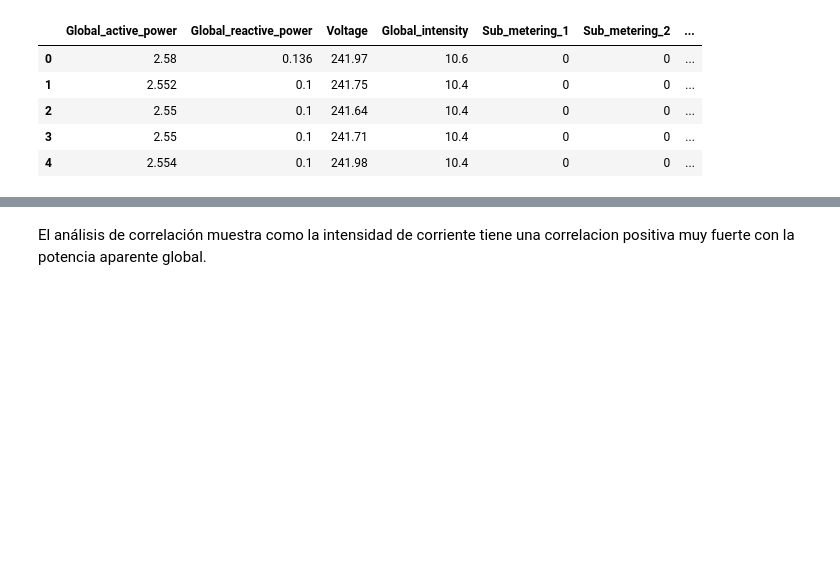
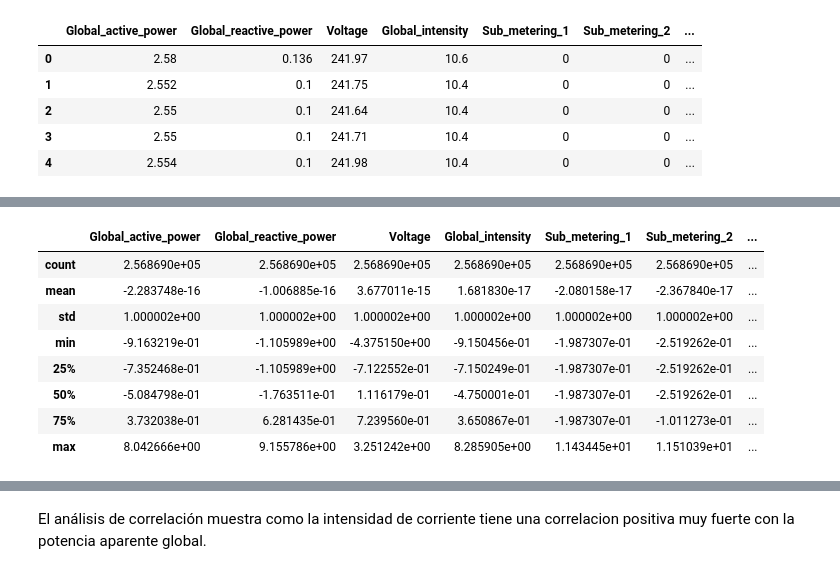
Before and after one commit to kevindmzapata/multivariate-statistics-course, a Jupyter notebook: PROYECTO_FINAL/main.ipynb, the cells around one changed output, grey strips where cells are left out. Drawn from its saved outputs; the diff is of its cells as text; code cells hidden in the pictures; blank space fills up the shorter version.

```diff
--- a/PROYECTO_FINAL/main.ipynb
+++ b/PROYECTO_FINAL/main.ipynb
@@ -61,0 +77,12 @@ df_no_time.head()
+# %%
+df_no_time_scaled.describe()
+# %% [output]
+|  | Global_active_power | Global_reactive_power | Voltage | Global_intensity | Sub_metering_1 | Sub_metering_2 | ... |
+| count | 2.568690e+05 | 2.568690e+05 | 2.568690e+05 | 2.568690e+05 | 2.568690e+05 | 2.568690e+05 | ... |
+| mean | -2.283748e-16 | -1.006885e-16 | 3.677011e-15 | 1.681830e-17 | -2.080158e-17 | -2.367840e-17 | ... |
+| std | 1.000002e+00 | 1.000002e+00 | 1.000002e+00 | 1.000002e+00 | 1.000002e+00 | 1.000002e+00 | ... |
+| min | -9.163219e-01 | -1.105989e+00 | -4.375150e+00 | -9.150456e-01 | -1.987307e-01 | -2.519262e-01 | ... |
+| 25% | -7.352468e-01 | -1.105989e+00 | -7.122552e-01 | -7.150249e-01 | -1.987307e-01 | -2.519262e-01 | ... |
+| 50% | -5.084798e-01 | -1.763511e-01 | 1.116179e-01 | -4.750001e-01 | -1.987307e-01 | -2.519262e-01 | ... |
+| 75% | 3.732038e-01 | 6.281435e-01 | 7.239560e-01 | 3.650867e-01 | -1.987307e-01 | -1.011273e-01 | ... |
+| max | 8.042666e+00 | 9.155786e+00 | 3.251242e+00 | 8.285905e+00 | 1.143445e+01 | 1.151039e+01 | ... |
```
Also changed, not shown: parts of 12 cells of this notebook, 1 other file.
